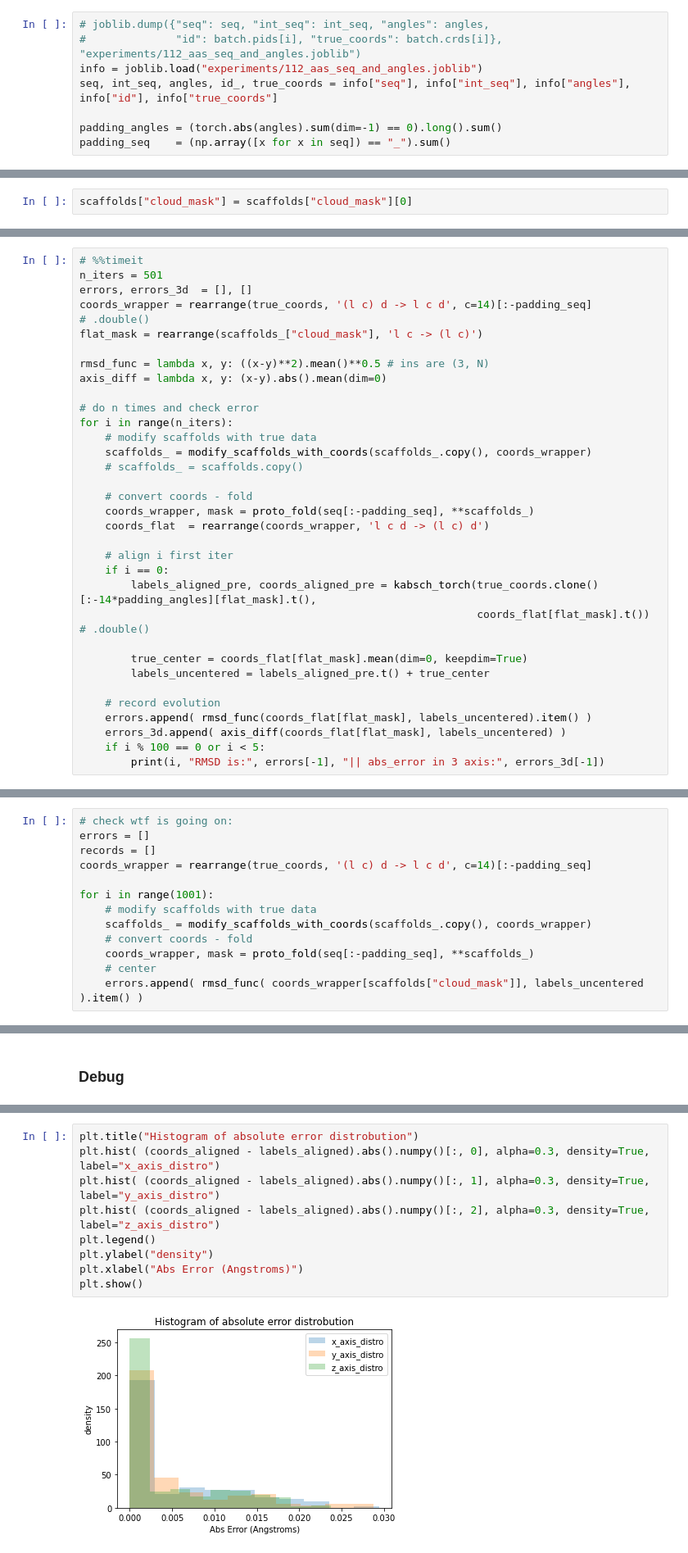
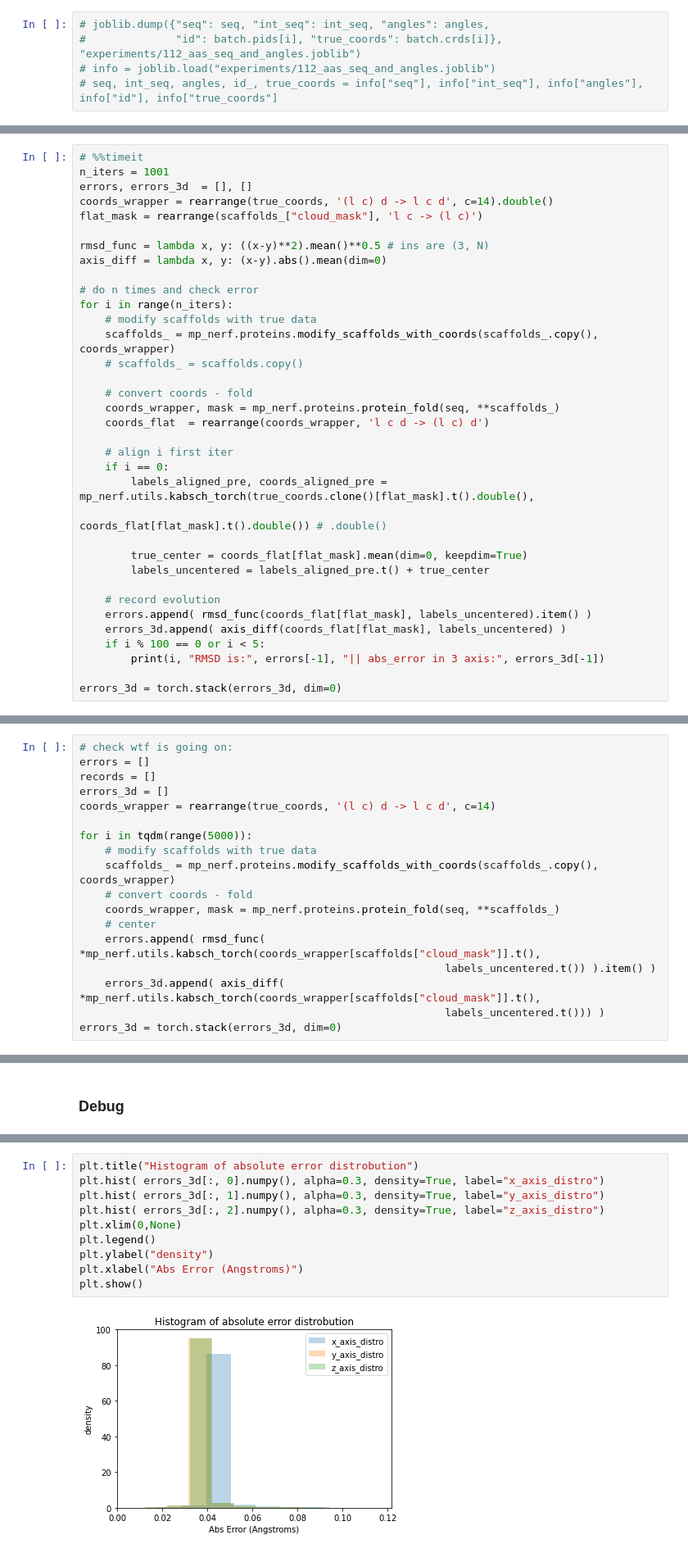
Before and after one commit to EleutherAI/mp_nerf, a Jupyter notebook: notebooks/test_implementation_loop.ipynb, the cells around one changed output, grey strips where cells are left out. Shown at 82% size. Drawn from its saved outputs; the diff is of its cells as text.

```diff
--- a/notebooks/test_implementation_loop.ipynb
+++ b/notebooks/test_implementation_loop.ipynb
@@ -60,10 +76,7 @@ paddings:  13 tensor(13)
 # %%
 # joblib.dump({"seq": seq, "int_seq": int_seq, "angles": angles,
 #              "id": batch.pids[i], "true_coords": batch.crds[i]}, "experiments/112_aas_seq_and_angles.joblib")
-info = joblib.load("experiments/112_aas_seq_and_angles.joblib")
-seq, int_seq, angles, id_, true_coords = info["seq"], info["int_seq"], info["angles"], info["id"], info["true_coords"]
-
-padding_angles = (torch.abs(angles).sum(dim=-1) == 0).long().sum()
-padding_seq    = (np.array([x for x in seq]) == "_").sum()
+# info = joblib.load("experiments/112_aas_seq_and_angles.joblib")
+# seq, int_seq, angles, id_, true_coords = info["seq"], info["int_seq"], info["angles"], info["id"], info["true_coords"]
 # %% [markdown]
 ### Load algo
@@ -82,2 +93,0 @@ scaffolds_["bond_mask"]   = scaffolds_["bond_mask"]# .double()
-# %%
-scaffolds["cloud_mask"] = scaffolds["cloud_mask"][0]
@@ -88,8 +94,8 @@ torch.Size([1, 3])
 # %%
 # %%timeit
-n_iters = 501
+n_iters = 1001
 errors, errors_3d  = [], []
-coords_wrapper = rearrange(true_coords, '(l c) d -> l c d', c=14)[:-padding_seq] # .double()
+coords_wrapper = rearrange(true_coords, '(l c) d -> l c d', c=14).double()
 flat_mask = rearrange(scaffolds_["cloud_mask"], 'l c -> (l c)')
 
 rmsd_func = lambda x, y: ((x-y)**2).mean()**0.5 # ins are (3, N)
@@ -98,17 +104,17 @@ axis_diff = lambda x, y: (x-y).abs().mean(dim=0)
 # do n times and check error
 for i in range(n_iters):
     # modify scaffolds with true data
-    scaffolds_ = modify_scaffolds_with_coords(scaffolds_.copy(), coords_wrapper)
+    scaffolds_ = mp_nerf.proteins.modify_scaffolds_with_coords(scaffolds_.copy(), coords_wrapper)
     # scaffolds_ = scaffolds.copy()
 
     # convert coords - fold
-    coords_wrapper, mask = proto_fold(seq[:-padding_seq], **scaffolds_)
+    coords_wrapper, mask = mp_nerf.proteins.protein_fold(seq, **scaffolds_)
     coords_flat  = rearrange(coords_wrapper, 'l c d -> (l c) d')
 
     # align i first iter
     if i == 0:
-        labels_aligned_pre, coords_aligned_pre = kabsch_torch(true_coords.clone()[:-14*padding_angles][flat_mask].t(),
-                                                              coords_flat[flat_mask].t()) # .double()
+        labels_aligned_pre, coords_aligned_pre = mp_nerf.utils.kabsch_torch(true_coords.clone()[flat_mask].t().double(),
+                                                                            coords_flat[flat_mask].t().double()) # .double()
 
         true_center = coords_flat[flat_mask].mean(dim=0, keepdim=True)
         labels_uncentered = labels_aligned_pre.t() + true_center
@@ -118,4 +124,6 @@ for i in range(n_iters):
     errors_3d.append( axis_diff(coords_flat[flat_mask], labels_uncentered) )
     if i % 100 == 0 or i < 5:
         print(i, "RMSD is:", errors[-1], "|| abs_error in 3 axis:", errors_3d[-1])
+
+errors_3d = torch.stack(errors_3d, dim=0)
 # %% [output]
@@ -133,12 +146,17 @@ for i in range(n_iters):
 # check wtf is going on:
 errors = []
 records = []
-coords_wrapper = rearrange(true_coords, '(l c) d -> l c d', c=14)[:-padding_seq]
+errors_3d = []
+coords_wrapper = rearrange(true_coords, '(l c) d -> l c d', c=14)
 
-for i in range(1001):
+for i in tqdm(range(5000)):
     # modify scaffolds with true data
-    scaffolds_ = modify_scaffolds_with_coords(scaffolds_.copy(), coords_wrapper)
+    scaffolds_ = mp_nerf.proteins.modify_scaffolds_with_coords(scaffolds_.copy(), coords_wrapper)
     # convert coords - fold
-    coords_wrapper, mask = proto_fold(seq[:-padding_seq], **scaffolds_)
+    coords_wrapper, mask = mp_nerf.proteins.protein_fold(seq, **scaffolds_)
     # center
-    errors.append( rmsd_func( coords_wrapper[scaffolds["cloud_mask"]], labels_uncentered ).item() )
+    errors.append( rmsd_func( *mp_nerf.utils.kabsch_torch(coords_wrapper[scaffolds["cloud_mask"]].t(),
+                                                         labels_uncentered.t()) ).item() )
+    errors_3d.append( axis_diff( *mp_nerf.utils.kabsch_torch(coords_wrapper[scaffolds["cloud_mask"]].t(),
+                                                         labels_uncentered.t())) )
+errors_3d = torch.stack(errors_3d, dim=0)
@@ -154,11 +165,12 @@ import matplotlib.pyplot as plt
 # %%
 plt.title("Histogram of absolute error distrobution")
-plt.hist( (coords_aligned - labels_aligned).abs().numpy()[:, 0], alpha=0.3, density=True, label="x_axis_distro")
-plt.hist( (coords_aligned - labels_aligned).abs().numpy()[:, 1], alpha=0.3, density=True, label="y_axis_distro")
-plt.hist( (coords_aligned - labels_aligned).abs().numpy()[:, 2], alpha=0.3, density=True, label="z_axis_distro")
+plt.hist( errors_3d[:, 0].numpy(), alpha=0.3, density=True, label="x_axis_distro")
+plt.hist( errors_3d[:, 1].numpy(), alpha=0.3, density=True, label="y_axis_distro")
+plt.hist( errors_3d[:, 2].numpy(), alpha=0.3, density=True, label="z_axis_distro")
+plt.xlim(0,None)
 plt.legend()
 plt.ylabel("density")
 plt.xlabel("Abs Error (Angstroms)")
 plt.show()
 # %% [output]
-[figure, old version]
+[figure, new version]
```
Also changed, not shown: parts of 22 cells of this notebook, 17 other files.
